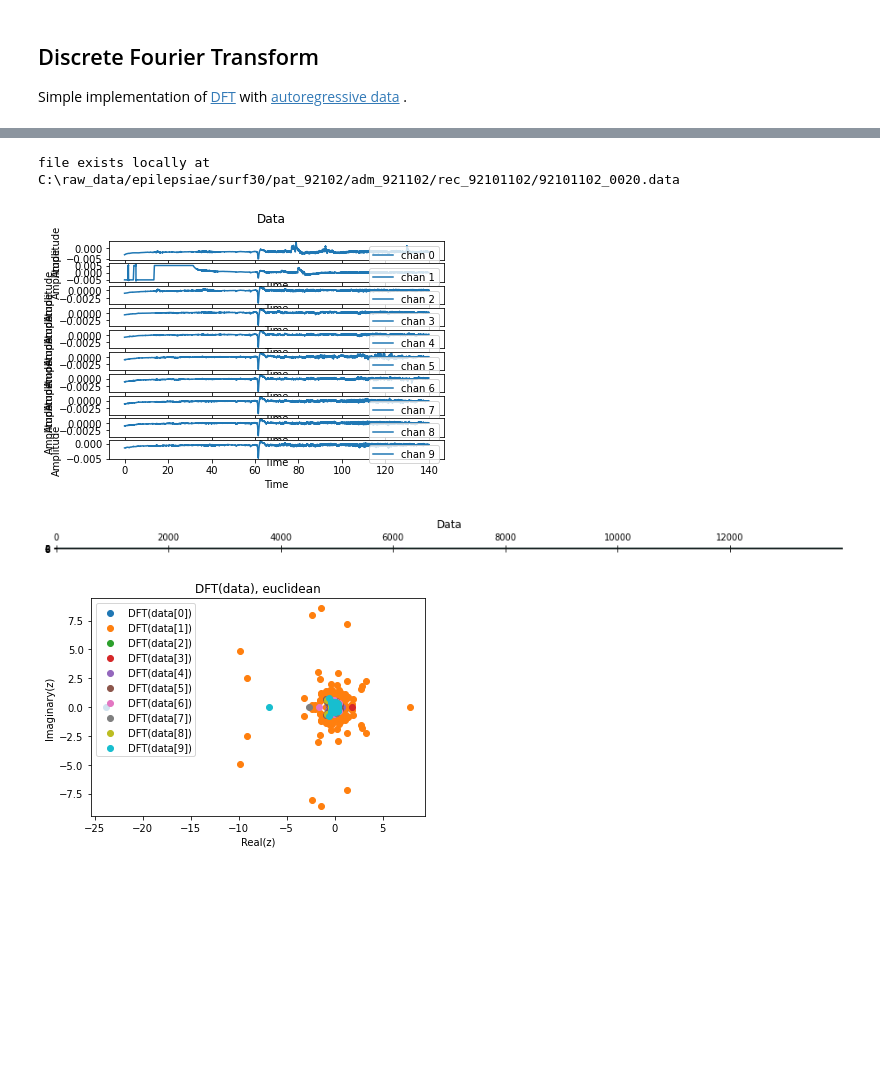
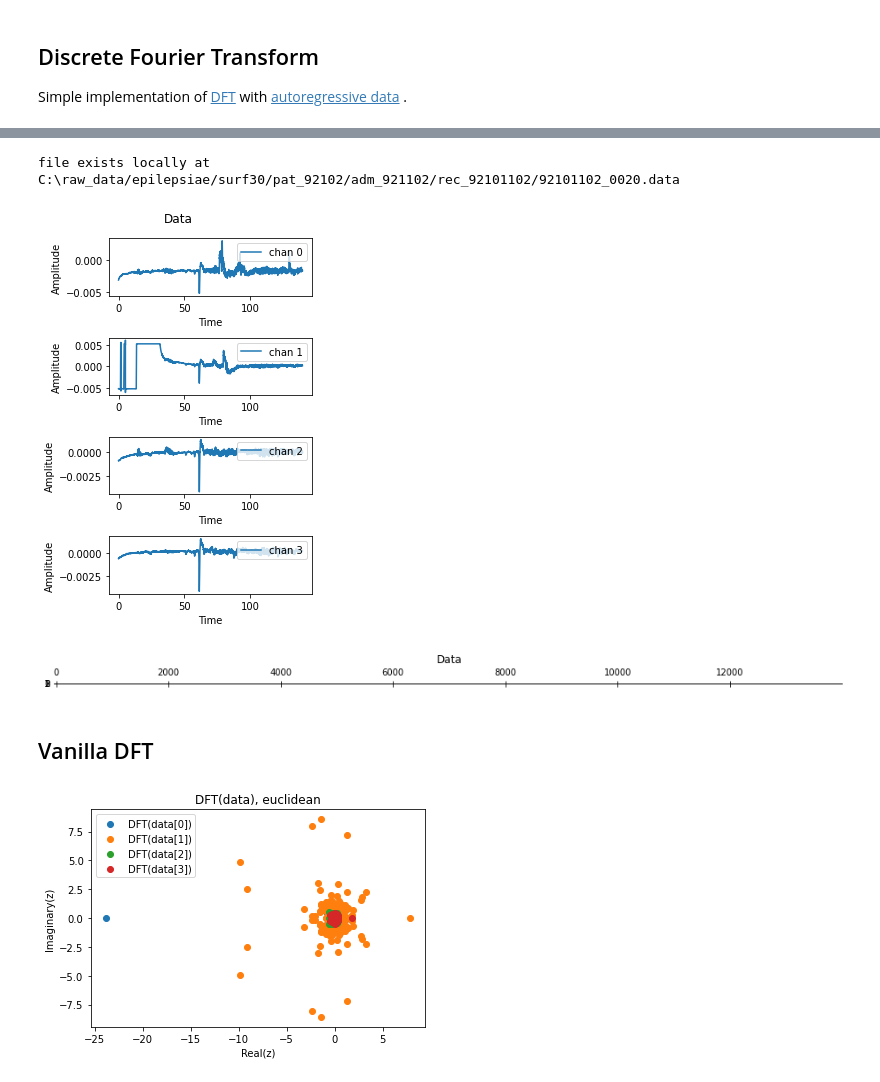
Before and after one commit to noamsgl/msc, a Jupyter notebook: notebooks/demos/discrete_fourier_transform_eeg.ipynb, the cells around one changed output, grey strips where cells are left out. Saved outputs shown, nothing was run; the diff lists cells and outputs as text; code cells hidden in the pictures; blank space fills up the shorter version.

```diff
--- a/notebooks/demos/discrete_fourier_transform_eeg.ipynb
+++ b/notebooks/demos/discrete_fourier_transform_eeg.ipynb
@@ -35,38 +32,38 @@ def get_eeg_data(T, fs, d):
     """
     data, times = raw_to_array(load_raw_seizure(package="surf30", patient="pat_92102", seizure_num=3), T, fs, d, return_times=True)
 
-    fig, axes = plt.subplots(d, figsize=(4, 2*d))
+    fig, axes = plt.subplots(d, figsize=(4, 1.5*d))
     fig.suptitle('Data')
     for chan_idx in range(d):
         axes[chan_idx].plot(times, data[chan_idx], label=f'chan {chan_idx}')
         axes[chan_idx].set_xlabel('Time')
         axes[chan_idx].set_ylabel('Amplitude')
         axes[chan_idx].legend(loc='upper right')
     fig.tight_layout()
     return np.array(data)
 
 
 # Time (s)
 T = 140
 # Sample freq (Hz)
 fs = 100
 # timestep (s)
 dt = 1/fs
 # Number of channels
-d = 10
+d = 4
 # Number of samples
 N = T * fs
 
 # get data and visualize channels
 data = get_eeg_data(T, fs, d)
 
 plt.matshow(data)
 plt.title('Data')
 plt.show()
 # %% [output]
 file exists locally at C:\raw_data/epilepsiae/surf30/pat_92102/adm_921102/rec_92101102/92101102_0020.data
-[figure, old version]
+[figure, new version]
-[figure, old version]
+[figure, new version]
 # %%
 def DFT(x):
     """
@@ -82,6 +79,8 @@ def DFT(x):
     return X
 
 dft_euclidean = DFT(data)
+# %% [markdown]
+## Vanilla DFT
 # %%
 plt.title('DFT(data), euclidean')
 for i in range(d):
@@ -91,7 +90,7 @@ plt.xlabel('Real(z)')
 plt.legend()
 plt.show()
 # %% [output]
-[figure, old version]
+[figure, new version]
 # %%
 polar2z = lambda r,θ: r * np.exp( 1j * θ )
 z2polar = lambda z: ( np.abs(z), np.angle(z) )
```
Also changed, not shown: parts of 7 cells of this notebook, 2 other files.
